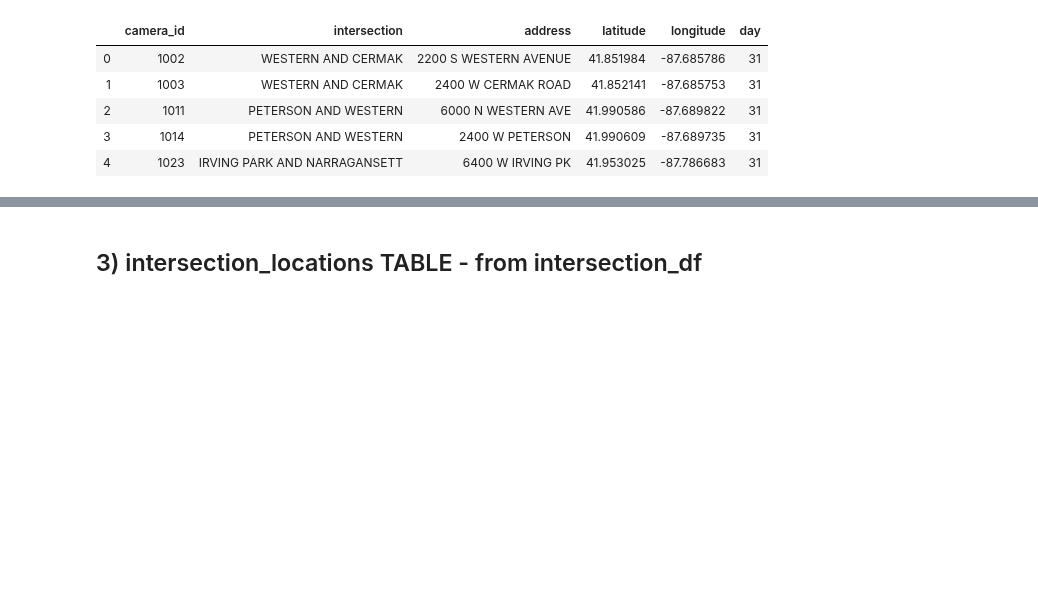
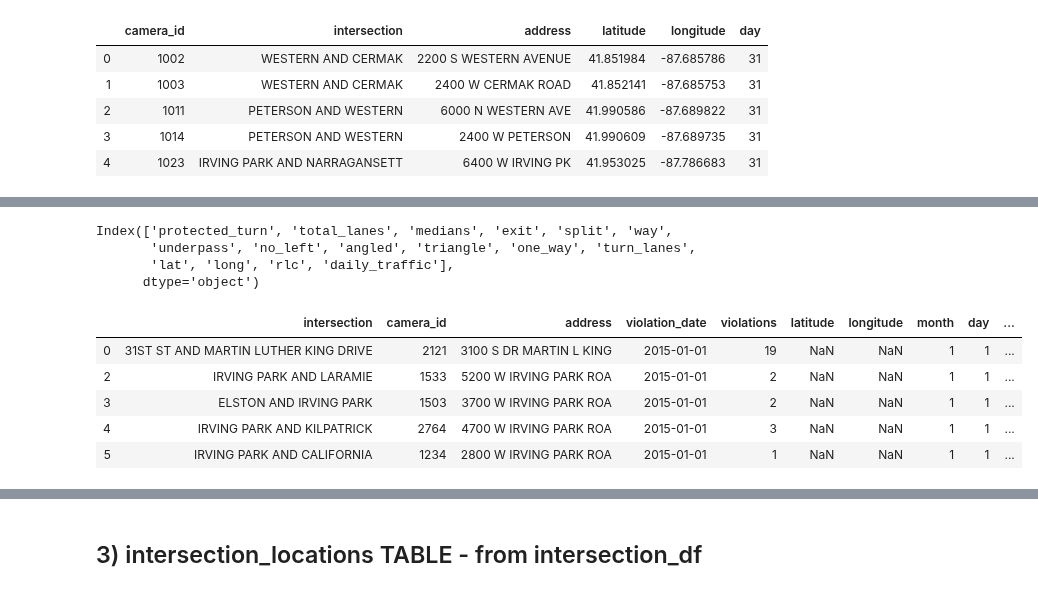
Before and after one commit to sciencelee/chicago-red-light-cameras, a Jupyter notebook: 01-build-db.ipynb, the cells around one changed output, grey strips where cells are left out. Cells and saved outputs as stored; diff of their text form; code cells hidden in the pictures; blank space fills up the shorter version.

```diff
--- a/01-build-db.ipynb
+++ b/01-build-db.ipynb
@@ -511,0 +675,7 @@ cam_locs.head()
+# %%
+int_df.columns
+# %% [output]
+Index(['protected_turn', 'total_lanes', 'medians', 'exit', 'split', 'way',
+       'underpass', 'no_left', 'angled', 'triangle', 'one_way', 'turn_lanes',
+       'lat', 'long', 'rlc', 'daily_traffic'],
+      dtype='object')
@@ -512,16 +696,24 @@ cam_locs.head()
 # %%
 #⏳⏳⏳⏳⏳⏳
 # THIS TAKES SOME TIME (8min on my macbook pro)
-def read_loc(camloc_df, cam_id):
-    cam = camloc_df[camloc_df['camera_id']==cam_id]
-    return (float(cam['latitude']), float(cam['longitude']))
+def read_loc(int_df, intersection):
+    cam = int_df[int_df['intersection']==intersection]
+    #print(cam)
+    return (float(cam['lat']), float(cam['long']))
 
 
-#read_loc(cam_locs, 45, 87, '1002')  # testing purposes
-#results_df[:5].apply(lambda x: x.latitude, axis=1)  # tsting purpose
 
 # create a location column so we only have to do it once
-rlc_df['location'] = rlc_df.apply(lambda x: read_loc(cam_locs, x.camera_id), axis=1)
+#rlc_df['location'] =
+rlc_df['intersection'][:5].apply(lambda x: read_loc(int_df, x))
+rlc_df.head()
+# %% [output]
+|  | intersection | camera_id | address | violation_date | violations | latitude | longitude | month | day | ... |
+| 0 | 31ST ST AND MARTIN LUTHER KING DRIVE | 2121 | 3100 S DR MARTIN L KING | 2015-01-01 | 19 | NaN | NaN | 1 | 1 | ... |
+| 2 | IRVING PARK AND LARAMIE | 1533 | 5200 W IRVING PARK ROA | 2015-01-01 | 2 | NaN | NaN | 1 | 1 | ... |
+| 3 | ELSTON AND IRVING PARK | 1503 | 3700 W IRVING PARK ROA | 2015-01-01 | 2 | NaN | NaN | 1 | 1 | ... |
+| 4 | IRVING PARK AND KILPATRICK | 2764 | 4700 W IRVING PARK ROA | 2015-01-01 | 3 | NaN | NaN | 1 | 1 | ... |
+| 5 | IRVING PARK AND CALIFORNIA | 1234 | 2800 W IRVING PARK ROA | 2015-01-01 | 1 | NaN | NaN | 1 | 1 | ... |
 # %%
 # then add in the new lat longs to the df
 rlc_df['latitude'] = rlc_df['location'].apply(lambda x: x[0])
```
Also changed, not shown: parts of 59 cells of this notebook, 1 other file.
